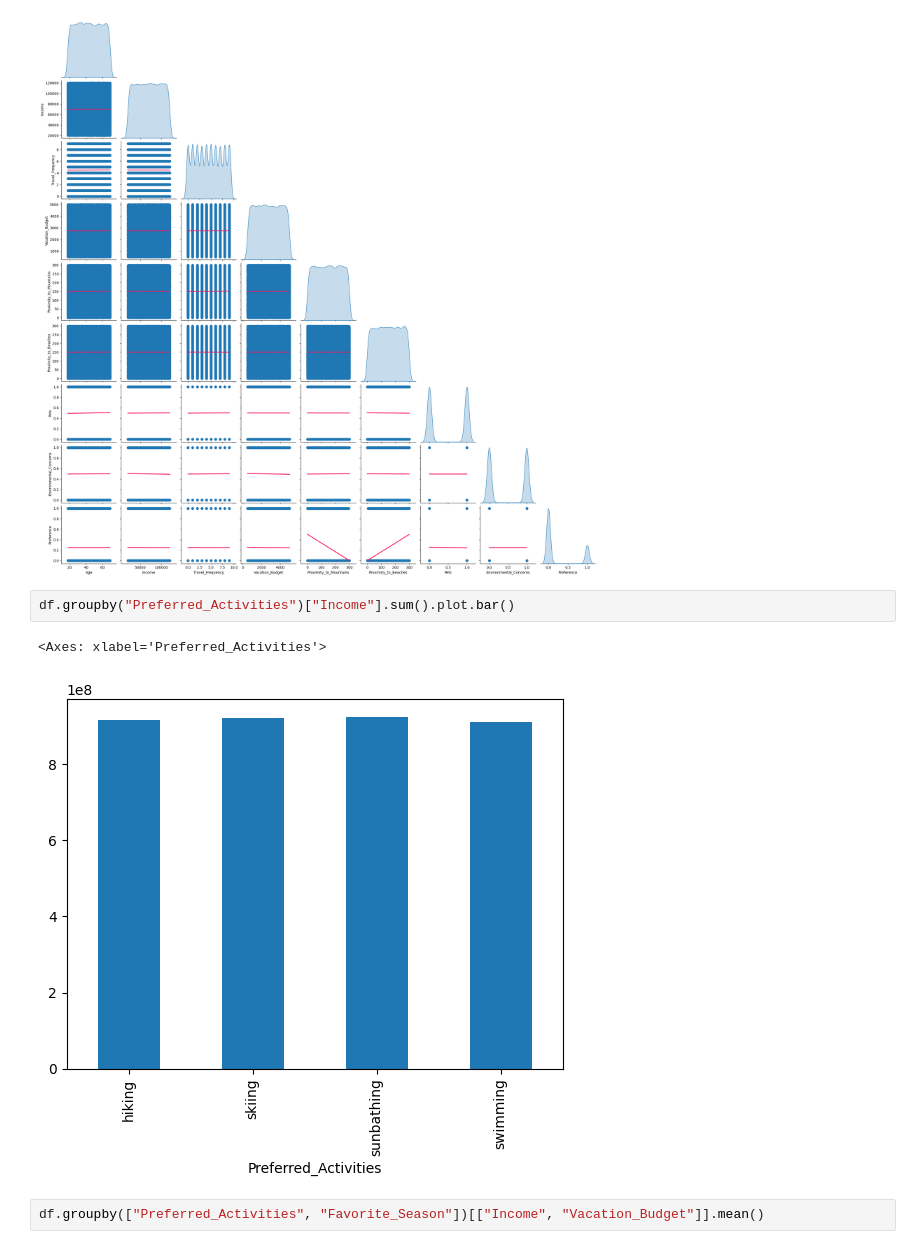
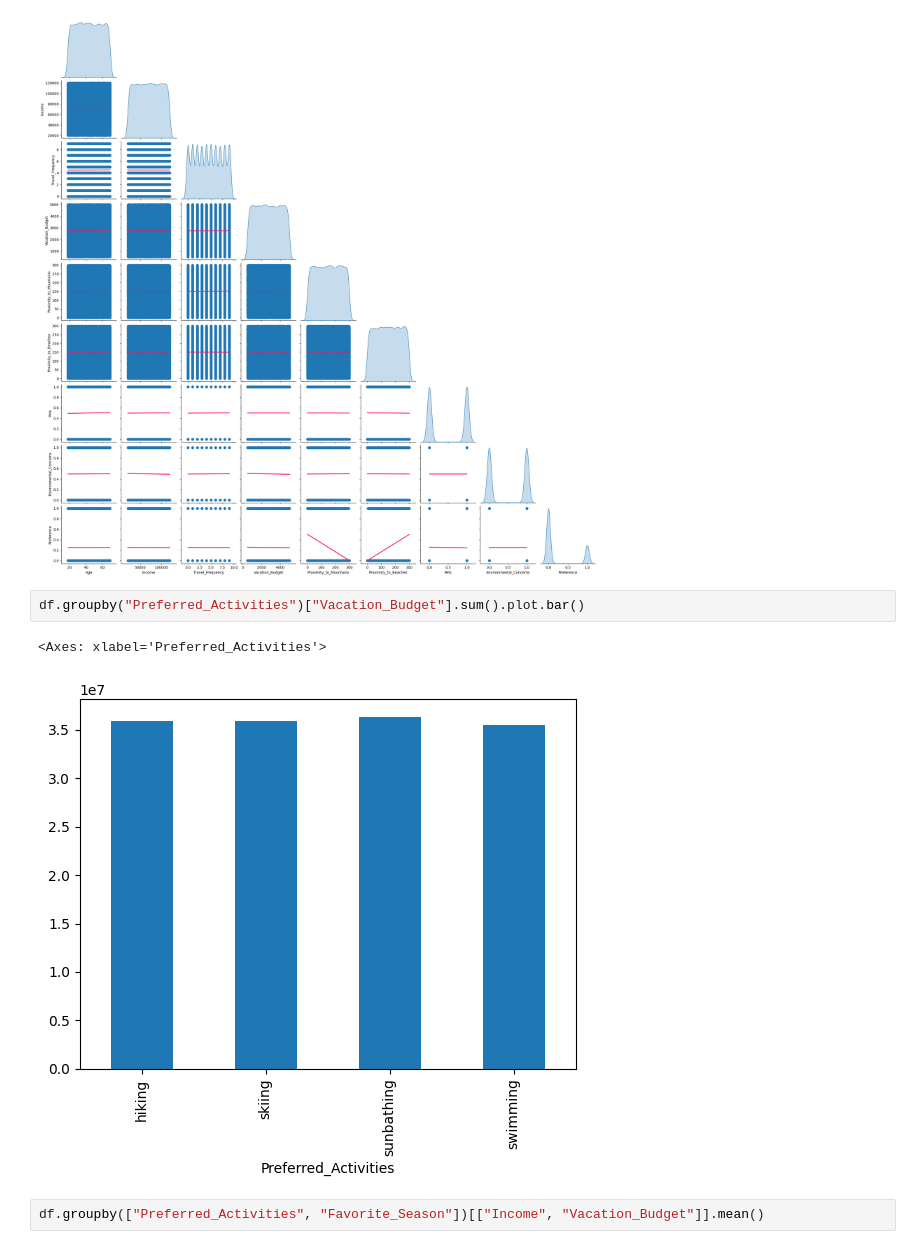
Before and after one commit to A01751322/evidencia_final, a Jupyter notebook: visualizaciondedatos.ipynb, the cells around one changed output. Saved outputs shown, nothing was run; the diff lists cells and outputs as text.

```diff
--- a/visualizaciondedatos.ipynb
+++ b/visualizaciondedatos.ipynb
@@ -53,10 +53,10 @@ sns.pairplot(df[numerical_columns],
 <seaborn.axisgrid.PairGrid at 0x...>
 [figure]
 # %%
-df.groupby("Preferred_Activities")["Income"].sum().plot.bar()
+df.groupby("Preferred_Activities")["Vacation_Budget"].sum().plot.bar()
 # %% [output]
 <Axes: xlabel='Preferred_Activities'>
-[figure, old version]
+[figure, new version]
 # %%
 df.groupby(["Preferred_Activities", "Favorite_Season"])[["Income", "Vacation_Budget"]].mean()
 # %% [output]
```
Also changed, not shown: parts of 2 cells of this notebook.
